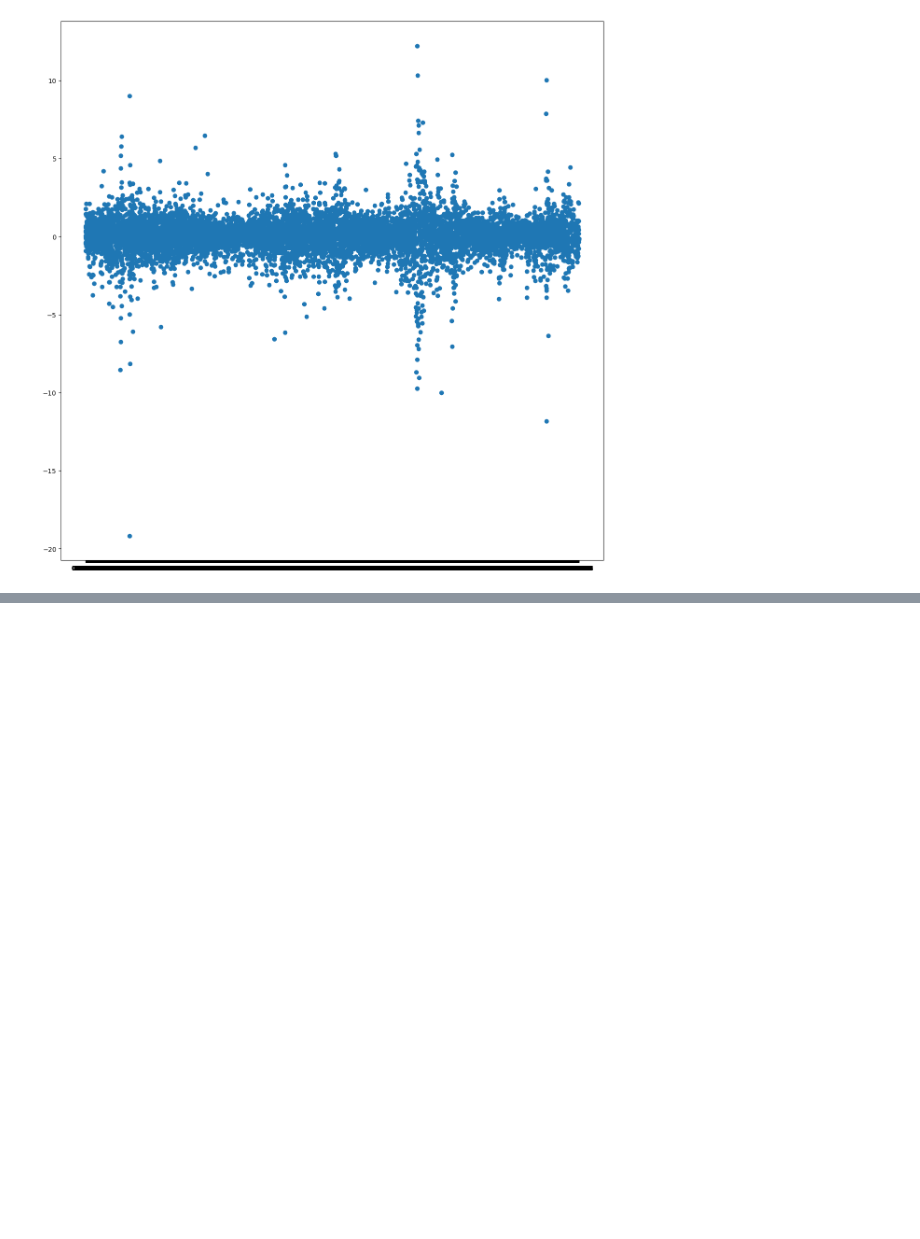
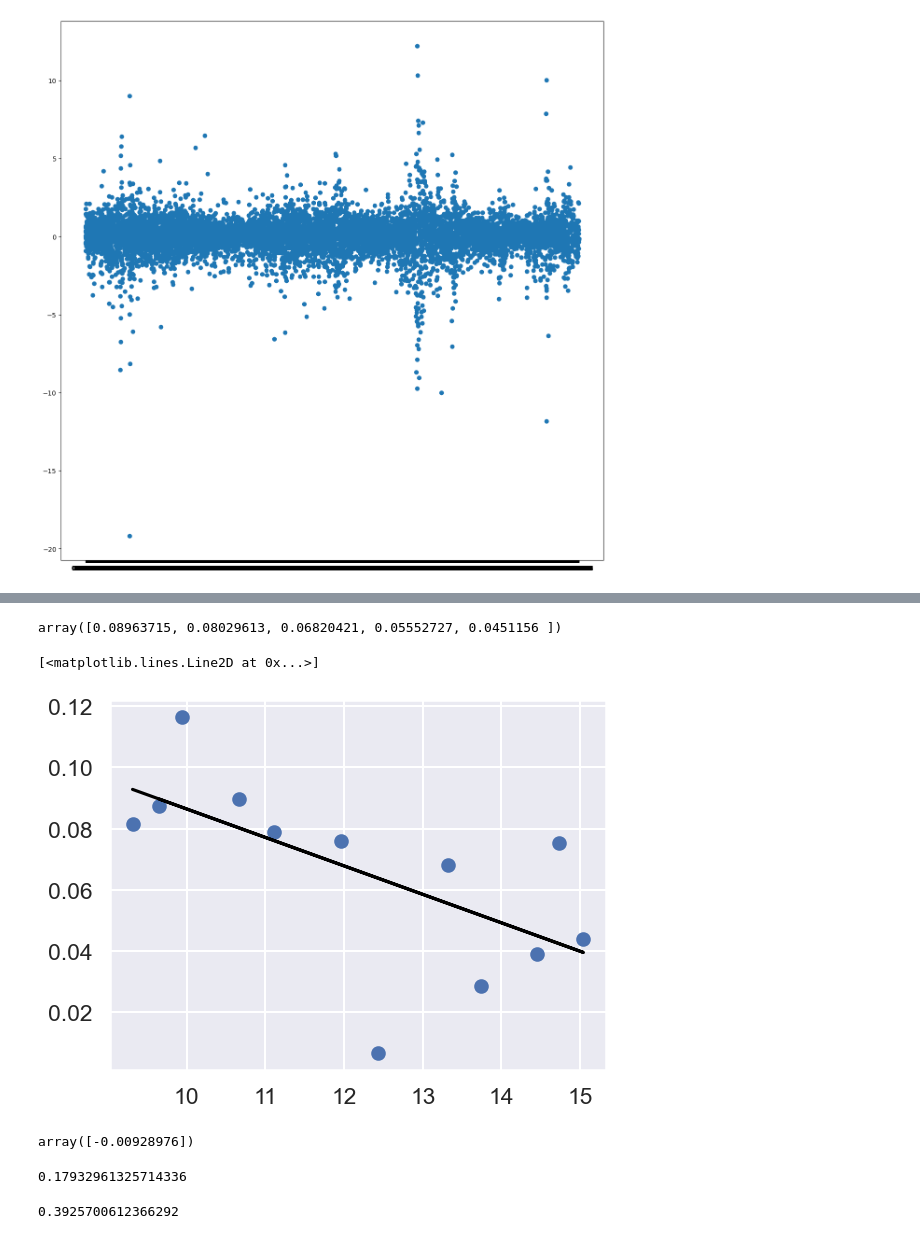
Before and after one commit to wangleo1/SADvsNYSE, a Jupyter notebook: notebooks/NYC_EDA.ipynb, the cells around one changed output, grey strips where cells are left out. Saved outputs shown, nothing was run; the diff lists cells and outputs as text; code cells hidden in the pictures; blank space fills up the shorter version.

```diff
--- a/notebooks/NYC_EDA.ipynb
+++ b/notebooks/NYC_EDA.ipynb
@@ -138,0 +175,30 @@ Name: Hours_of_Sunlight, dtype: float64
+# %%
+from sklearn.linear_model import LinearRegression
+
+X_train_sample = avg_sunlight_hours.values.reshape(-1, 1)
+
+y_train_sample = avg_return_NO.values
+
+lr_sample = LinearRegression()
+lr_sample.fit(X_train_sample, y_train_sample)
+lr_sample.predict(X_train_sample)[:5]
+# %% [output]
+array([0.08963715, 0.08029613, 0.06820421, 0.05552727, 0.0451156 ])
+# %%
+plt.scatter(X_train_sample, y_train_sample);
+plt.plot(X_train_sample, (lr_sample.coef_*X_train_sample)+lr_sample.intercept_, c='black')
+# %% [output]
+[<matplotlib.lines.Line2D at 0x...>]
+[figure, added]
+# %%
+lr_sample.coef_
+# %% [output]
+array([-0.00928976])
+# %%
+lr_sample.intercept_
+# %% [output]
+0.17932961325714336
+# %%
+lr_sample.score(X_train_sample, y_train_sample)
+# %% [output]
+0.3925700612366292
```
Also changed, not shown: parts of 15 cells of this notebook.
